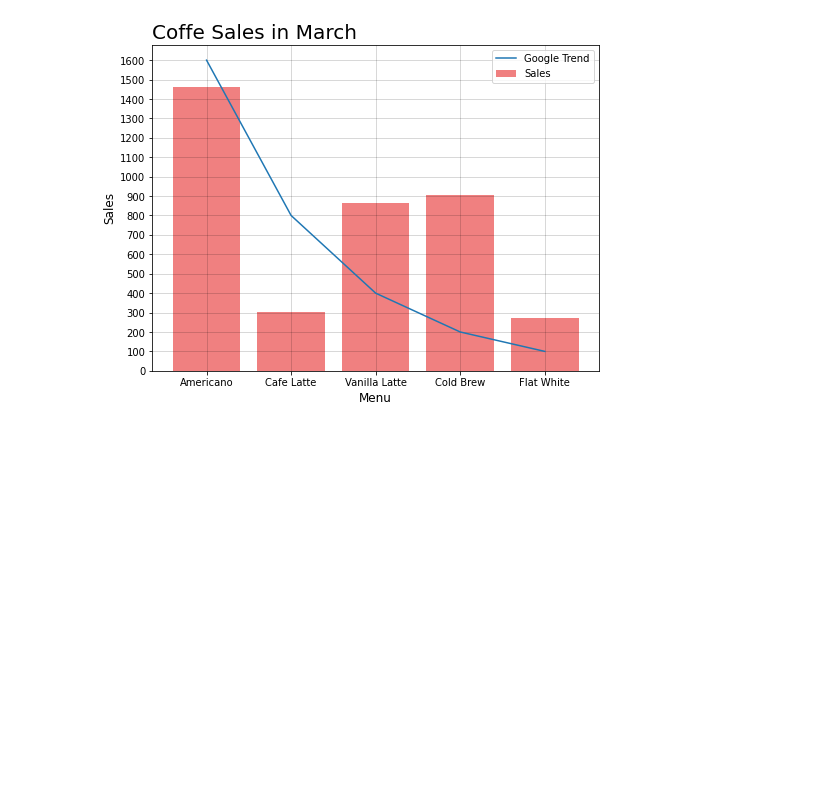
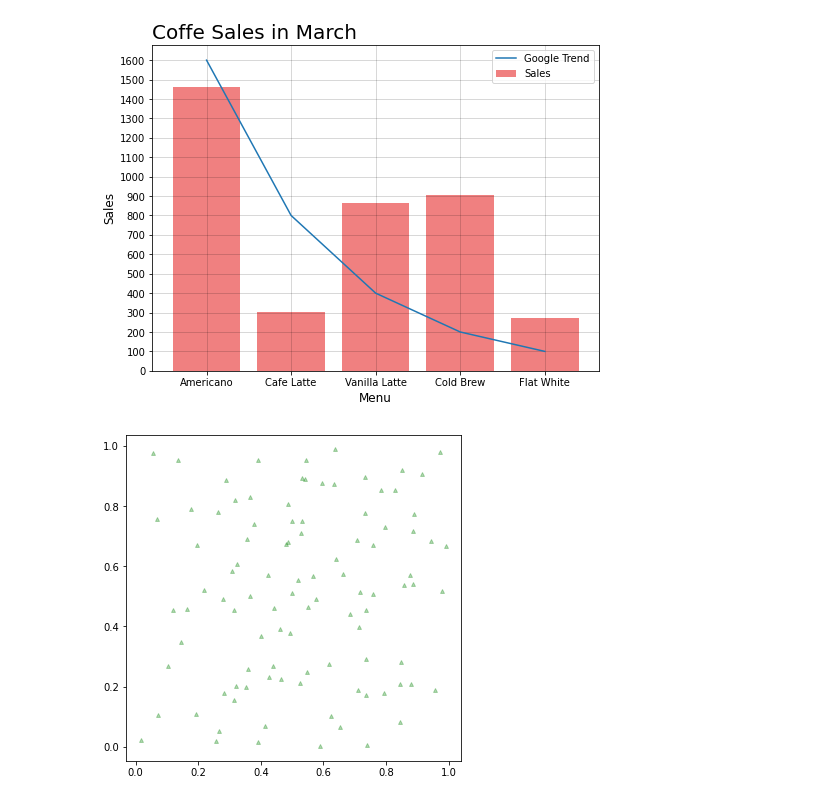
Before and after one commit to yeonseocho/machine-learning-and-python, a Jupyter notebook: basic python/시각화 라이브러리.ipynb, the cells around one changed output. Saved outputs shown, nothing was run; the diff lists cells and outputs as text; code cells hidden in the pictures; blank space fills up the shorter version.

```diff
--- a/basic python/시각화 라이브러리.ipynb
+++ b/basic python/시각화 라이브러리.ipynb
@@ -45,3 +45,15 @@ plt.yticks([num for num in range(0, 1700, 100)])
 plt.show()
 # %% [output]
 [figure]
+# %%
+#scatterplot
+import numpy as np
+
+x=np.random.random(100)
+y=np.random.random(100)
+
+plt.figure(figsize=(6,6))
+plt.scatter(x,y,color="green", marker="^", s=15, alpha=0.3) #marker: 점 찍히는 모양, marker option 확인해보기, s=size
+plt.show()
+# %% [output]
+[figure, added]
```
Also changed, not shown: parts of 1 cell of this notebook.
